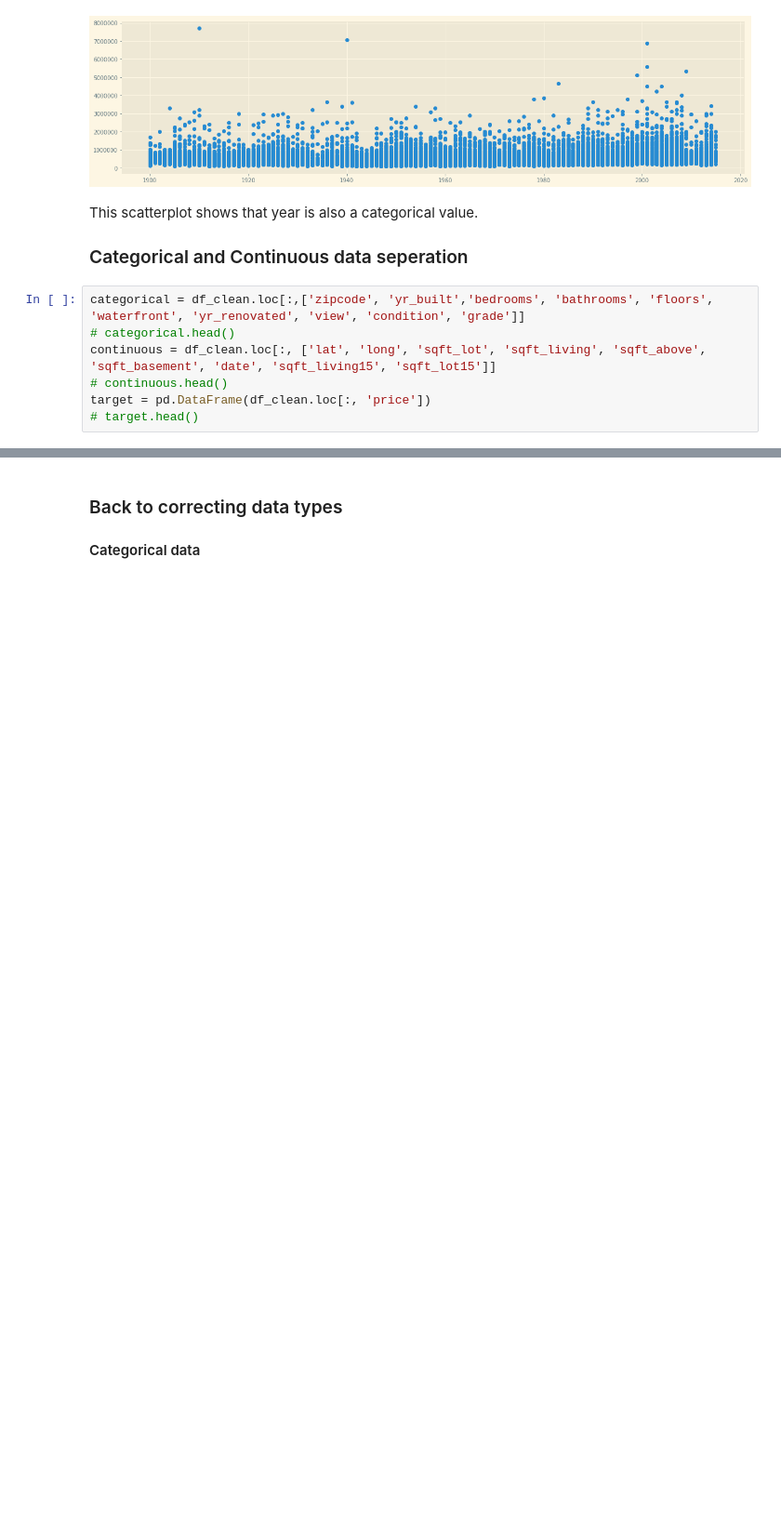
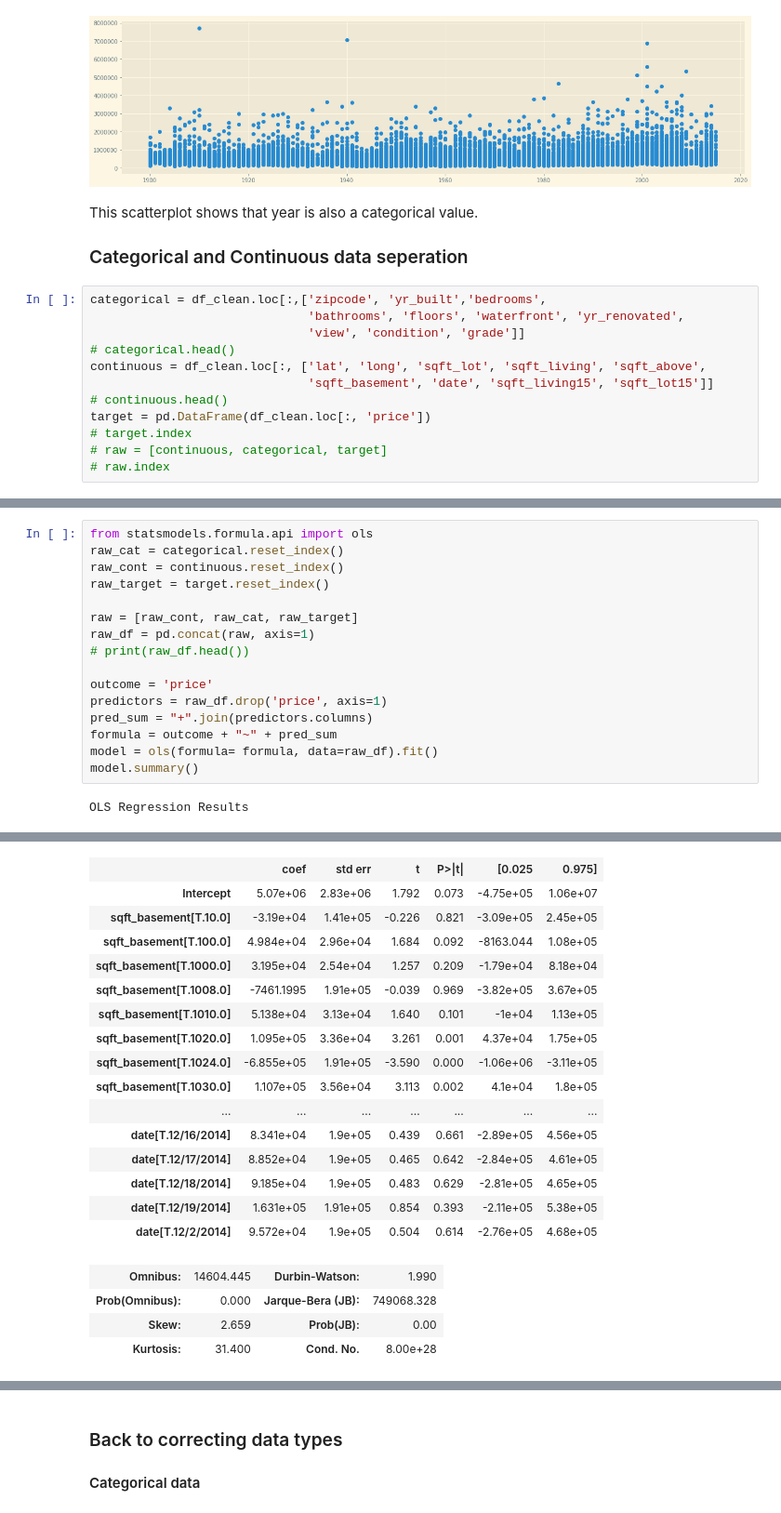
Before and after one commit to eannefawcett/dsc-v2-mod1-final-project-online-ds-pt-081219, a Jupyter notebook: Beth Fawcett King County Sellers World.ipynb, the cells around one changed output, grey strips where cells are left out. Shown at 93% size. Cells and saved outputs as stored; diff of their text form; blank space fills up the shorter version.

Commit message:
run first model and adjustments afterwards

```diff
--- a/Beth Fawcett King County Sellers World.ipynb
+++ b/Beth Fawcett King County Sellers World.ipynb
@@ -485,9 +503,14 @@ This scatterplot shows that year is also a categorical value.
 
 ### Categorical and Continuous data seperation
 # %%
-categorical = df_clean.loc[:,['zipcode', 'yr_built','bedrooms', 'bathrooms', 'floors', 'waterfront', 'yr_renovated', 'view', 'condition', 'grade']]
+categorical = df_clean.loc[:,['zipcode', 'yr_built','bedrooms',
+                              'bathrooms', 'floors', 'waterfront', 'yr_renovated',
+                              'view', 'condition', 'grade']]
 # categorical.head()
-continuous = df_clean.loc[:, ['lat', 'long', 'sqft_lot', 'sqft_living', 'sqft_above', 'sqft_basement', 'date', 'sqft_living15', 'sqft_lot15']]
+continuous = df_clean.loc[:, ['lat', 'long', 'sqft_lot', 'sqft_living', 'sqft_above',
+                              'sqft_basement', 'date', 'sqft_living15', 'sqft_lot15']]
 # continuous.head()
 target = pd.DataFrame(df_clean.loc[:, 'price'])
-# target.head()
+# target.index
+# raw = [continuous, categorical, target]
+# raw.index
@@ -493,0 +520,18 @@ target = pd.DataFrame(df_clean.loc[:, 'price'])
+# %%
+from statsmodels.formula.api import ols
+raw_cat = categorical.reset_index()
+raw_cont = continuous.reset_index()
+raw_target = target.reset_index()
+
+raw = [raw_cont, raw_cat, raw_target]
+raw_df = pd.concat(raw, axis=1)
+# print(raw_df.head())
+
+outcome = 'price'
+predictors = raw_df.drop('price', axis=1)
+pred_sum = "+".join(predictors.columns)
+formula = outcome + "~" + pred_sum
+model = ols(formula= formula, data=raw_df).fit()
+model.summary()
+# %% [output]
+OLS Regression Results
@@ -493,0 +547,20 @@ target = pd.DataFrame(df_clean.loc[:, 'price'])
+|  | coef | std err | t | P>|t| | [0.025 | 0.975] |
+| Intercept | 5.07e+06 | 2.83e+06 | 1.792 | 0.073 | -4.75e+05 | 1.06e+07 |
+| sqft_basement[T.10.0] | -3.19e+04 | 1.41e+05 | -0.226 | 0.821 | -3.09e+05 | 2.45e+05 |
+| sqft_basement[T.100.0] | 4.984e+04 | 2.96e+04 | 1.684 | 0.092 | -8163.044 | 1.08e+05 |
+| sqft_basement[T.1000.0] | 3.195e+04 | 2.54e+04 | 1.257 | 0.209 | -1.79e+04 | 8.18e+04 |
+| sqft_basement[T.1008.0] | -7461.1995 | 1.91e+05 | -0.039 | 0.969 | -3.82e+05 | 3.67e+05 |
+| sqft_basement[T.1010.0] | 5.138e+04 | 3.13e+04 | 1.640 | 0.101 | -1e+04 | 1.13e+05 |
+| sqft_basement[T.1020.0] | 1.095e+05 | 3.36e+04 | 3.261 | 0.001 | 4.37e+04 | 1.75e+05 |
+| sqft_basement[T.1024.0] | -6.855e+05 | 1.91e+05 | -3.590 | 0.000 | -1.06e+06 | -3.11e+05 |
+| sqft_basement[T.1030.0] | 1.107e+05 | 3.56e+04 | 3.113 | 0.002 | 4.1e+04 | 1.8e+05 |
+| ... | ... | ... | ... | ... | ... | ... |
+| date[T.12/16/2014] | 8.341e+04 | 1.9e+05 | 0.439 | 0.661 | -2.89e+05 | 4.56e+05 |
+| date[T.12/17/2014] | 8.852e+04 | 1.9e+05 | 0.465 | 0.642 | -2.84e+05 | 4.61e+05 |
+| date[T.12/18/2014] | 9.185e+04 | 1.9e+05 | 0.483 | 0.629 | -2.81e+05 | 4.65e+05 |
+| date[T.12/19/2014] | 1.631e+05 | 1.91e+05 | 0.854 | 0.393 | -2.11e+05 | 5.38e+05 |
+| date[T.12/2/2014] | 9.572e+04 | 1.9e+05 | 0.504 | 0.614 | -2.76e+05 | 4.68e+05 |
+| Omnibus: | 14604.445 | Durbin-Watson: | 1.990 |
+| Prob(Omnibus): | 0.000 | Jarque-Bera (JB): | 749068.328 |
+| Skew: | 2.659 | Prob(JB): | 0.00 |
+| Kurtosis: | 31.400 | Cond. No. | 8.00e+28 |
```
Also changed, not shown: parts of 27 cells of this notebook.
